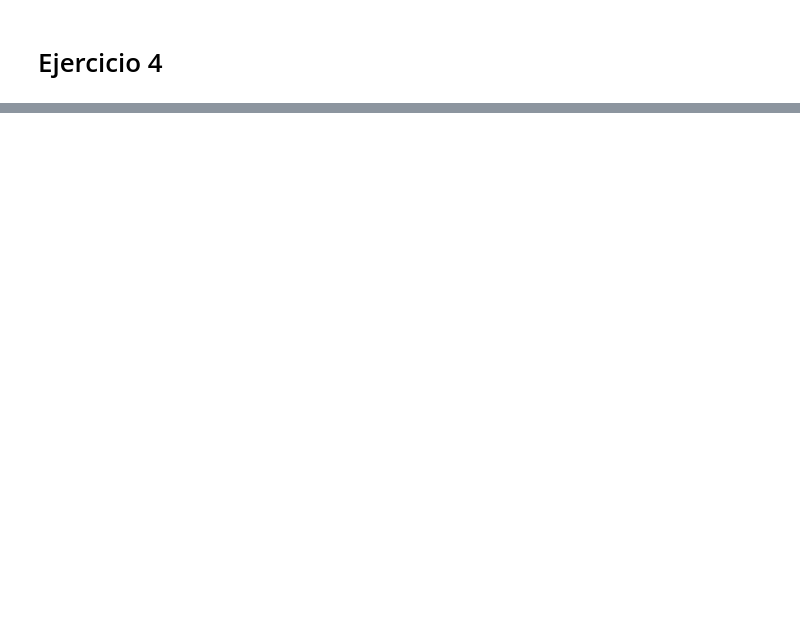
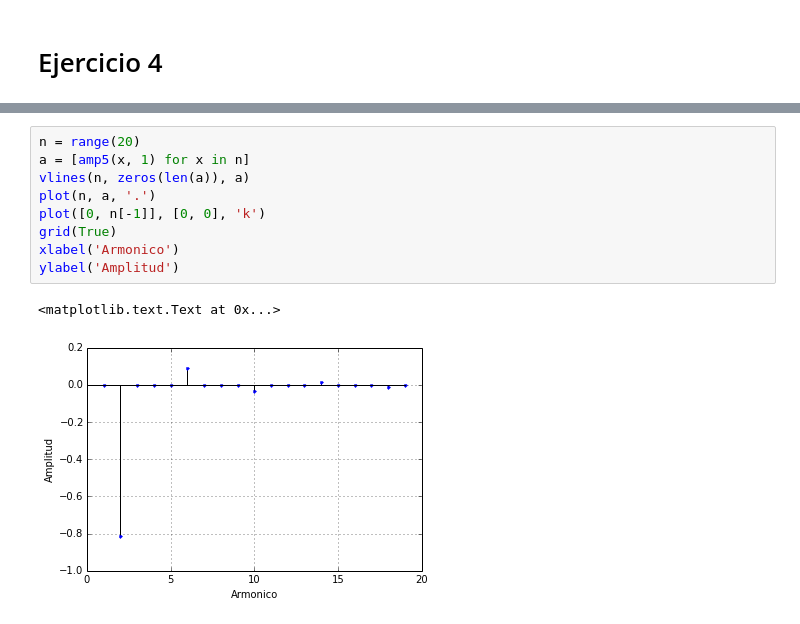
Before and after one commit to ababino/fisica2, a Jupyter notebook: guia3.ipynb, the cells around one changed output, grey strips where cells are left out. Cells and saved outputs as stored; diff of their text form; blank space fills up the shorter version.

```diff
--- a/guia3.ipynb
+++ b/guia3.ipynb
@@ -25,0 +47,12 @@ def f(armonicos=1):
+# %%
+n = range(20)
+a = [amp5(x, 1) for x in n]
+vlines(n, zeros(len(a)), a)
+plot(n, a, '.')
+plot([0, n[-1]], [0, 0], 'k')
+grid(True)
+xlabel('Armonico')
+ylabel('Amplitud')
+# %% [output]
+<matplotlib.text.Text at 0x...>
+[figure, added]
```
Also changed, not shown: parts of 8 cells of this notebook.
